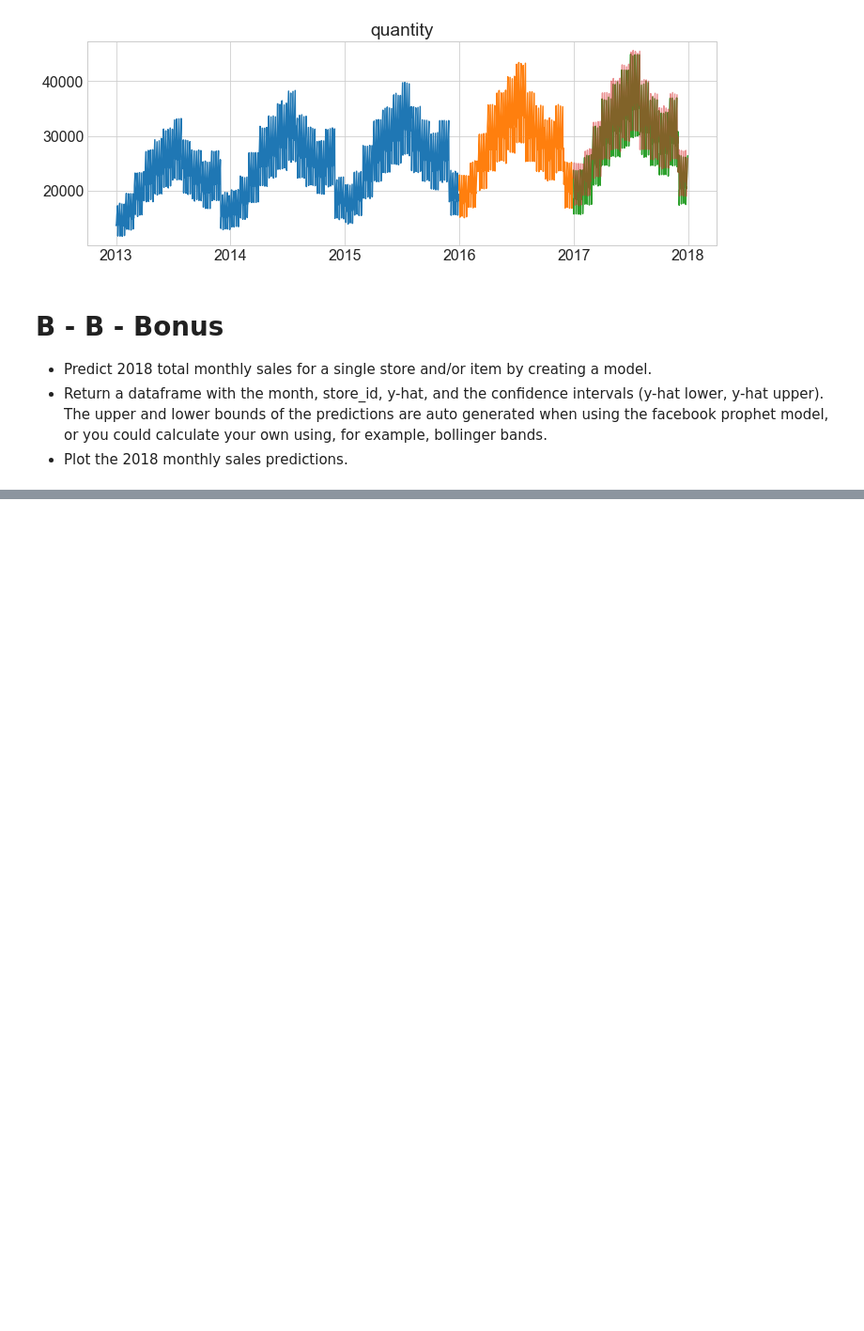
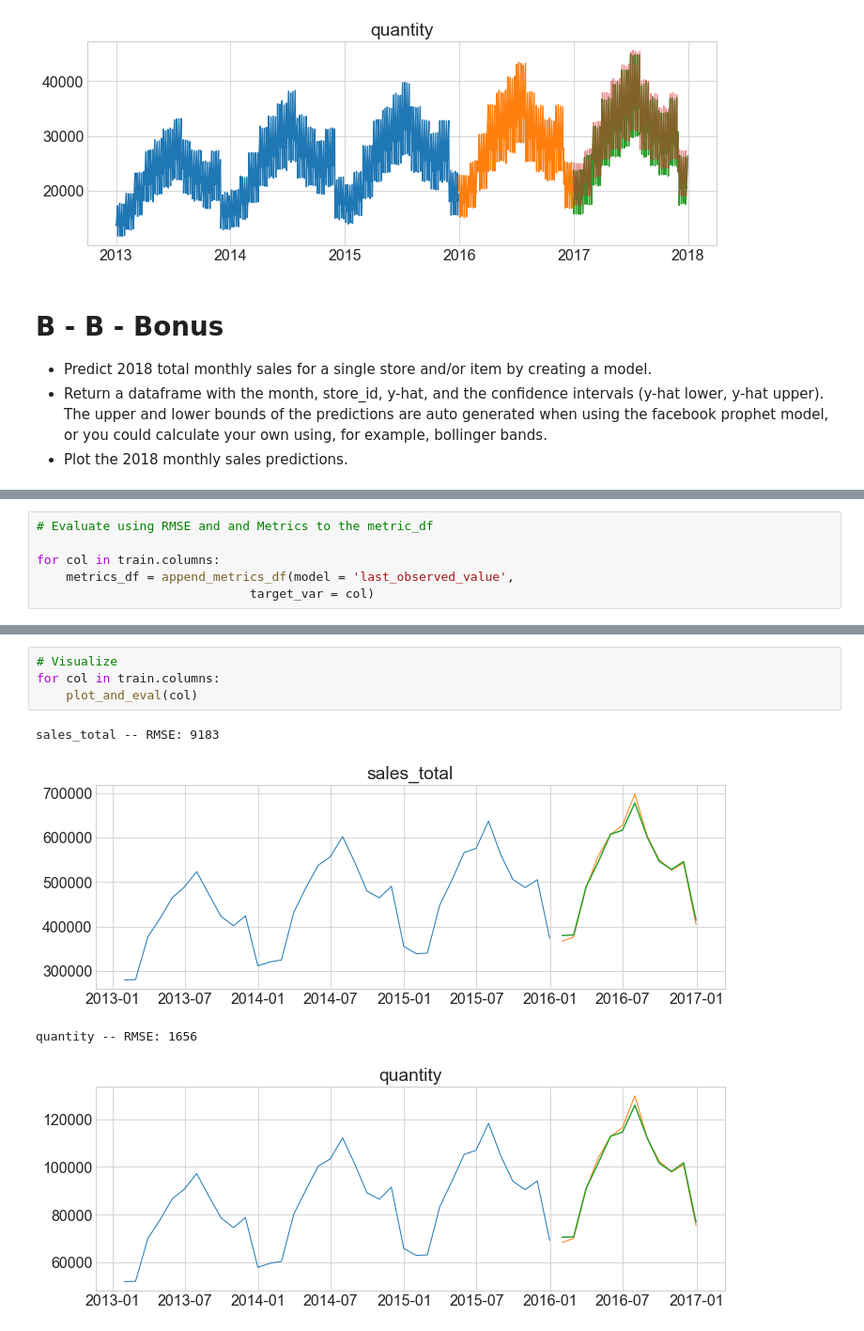
Before and after one commit to BraedenWright/time-series-exercises, a Jupyter notebook: model.ipynb, the cells around one changed output, grey strips where cells are left out. Shown at 94% size. Drawn from its saved outputs; the diff is of its cells as text; blank space fills up the shorter version.

```diff
--- a/model.ipynb
+++ b/model.ipynb
@@ -544,0 +631,6 @@ Reading merged data from csv file...
+# %%
+# Evaluate using RMSE and and Metrics to the metric_df
+
+for col in train.columns:
+    metrics_df = append_metrics_df(model = 'last_observed_value',
+                             target_var = col)
@@ -544,0 +678,9 @@ Reading merged data from csv file...
+# %%
+# Visualize
+for col in train.columns:
+    plot_and_eval(col)
+# %% [output]
+sales_total -- RMSE: 9183
+[figure, added]
+quantity -- RMSE: 1656
+[figure, added]
```
Also changed, not shown: parts of 13 cells of this notebook.
